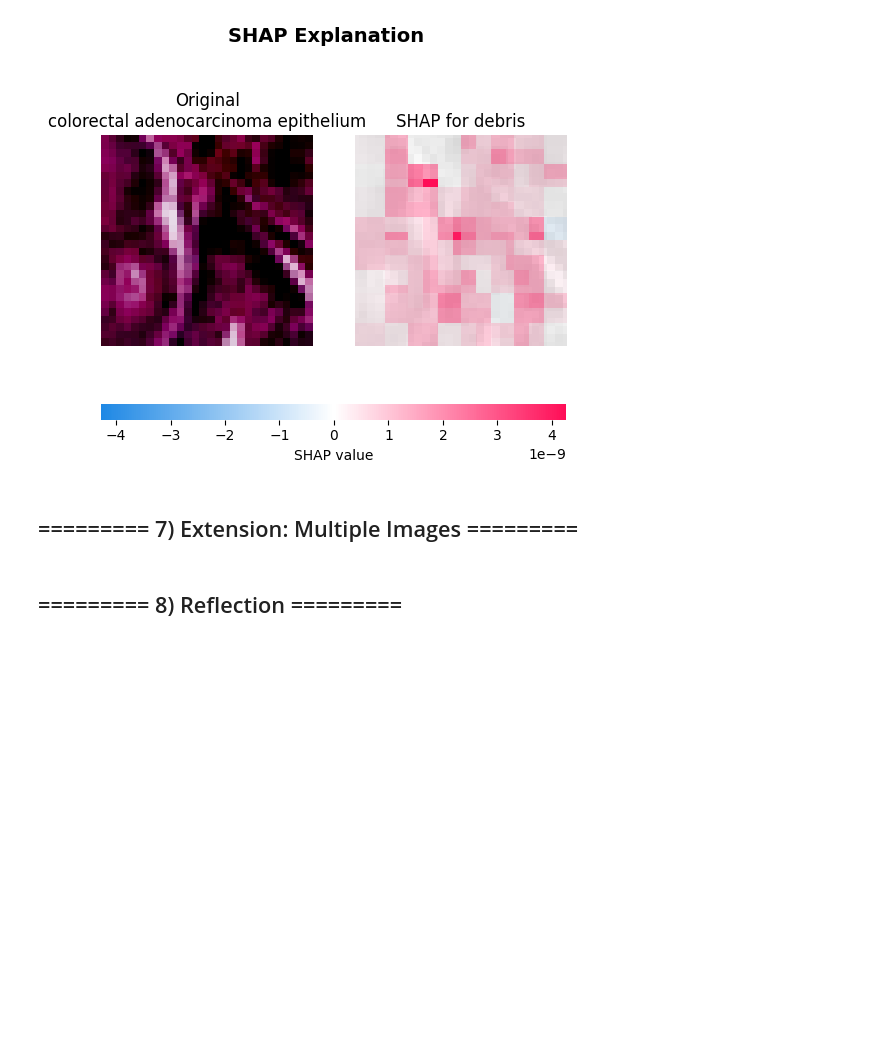
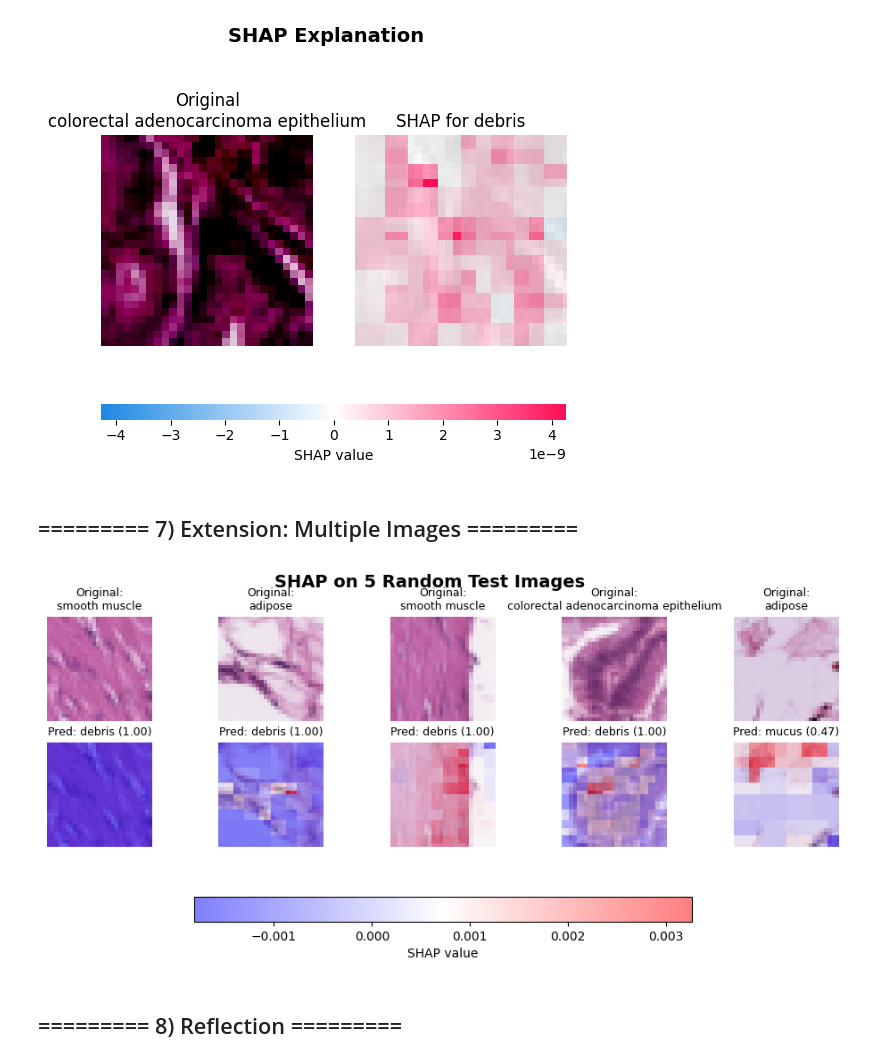
Before and after one commit to LeivaDiego/SHAP-MedMNIST, a Jupyter notebook: lab3.ipynb, the cells around one changed output. Drawn from its saved outputs; the diff is of its cells as text; code cells hidden in the pictures; blank space fills up the shorter version.

Commit message:
feat: multi visualization

```diff
--- a/lab3.ipynb
+++ b/lab3.ipynb
@@ -236,12 +236,60 @@ Clipping input data to the valid range for imshow with RGB data ([0..1] for floa
 # %% [markdown]
 ## ========= 7) Extension: Multiple Images =========
 # %%
-# TODO: Loop over 5 random test images
-# For each:
-#   - Show original image with true label
-#   - Predict with the model and show predicted label + probability
-#   - Plot SHAP heatmap for predicted class
-# HINT: Use matplotlib with 2 rows and 5 columns
+# Pick 5 random indices
+k = 5
+idxs = random.sample(range(len(test_dataset)), k)
+
+# Build a batch (N, H, W, C) and store true labels
+imgs_np = []
+true_idxs = []
+for i in idxs:
+    img_t, lbl = test_dataset[i]                 # img_t: (C,H,W), lbl: tensor/np/int
+    imgs_np.append(img_t.permute(1, 2, 0).numpy())  # -> (H,W,C)
+    true_idxs.append(int(lbl.item() if hasattr(lbl, "item") else lbl))
+
+x_batch = np.stack(imgs_np, axis=0).astype(np.float32)  # (N,H,W,C)
+
+# Predict (probs + predicted class)
+probs_batch = model_forward(x_batch)                    # (N, n_classes)
+pred_idxs = probs_batch.argmax(axis=1)
+pred_probs = probs_batch[np.arange(k), pred_idxs]
+
+# Explain with SHAP (single batch call)
+shap_values_batch = explainer(x_batch, max_evals=500)   # values: (N,H,W,C,n_outputs)
+
+# De-normalize for DISPLAY only (avoid clipping warnings)
+disp_batch = np.clip(x_batch * 0.5 + 0.5, 0, 1)  # (N,H,W,C) in [0,1]
+
+# 2 rows × k cols: top originals, bottom SHAP overlays
+fig, axes = plt.subplots(2, k, figsize=(2.4*k, 4.8))
+
+im_last = None # Keep track of the last image for colorbar
+
+for j in range(k):
+    # Top: original + true label
+    axes[0, j].imshow(disp_batch[j])
+    axes[0, j].set_title(f"Original:\n{id2label[true_idxs[j]]}", fontsize=9)
+    axes[0, j].axis("off")
+
+    # Bottom: SHAP for the predicted class (sum over channels -> 2D heatmap)
+    sv = shap_values_batch.values[j, :, :, :, pred_idxs[j]]  # (H, W, C)
+    sv2d = sv.sum(axis=-1)                                   # (H, W)
+
+    axes[1, j].imshow(disp_batch[j])
+    im_last = axes[1, j].imshow(sv2d, cmap="bwr", alpha=0.5)  # diverging: blue(-) / red(+)
+    axes[1, j].set_title(f"Pred: {id2label[pred_idxs[j]]} ({pred_probs[j]:.2f})", fontsize=9)
+    axes[1, j].axis("off")
+
+fig.suptitle("SHAP on 5 Random Test Images", fontsize=14, weight="bold")
+
+# Add a single colorbar for the SHAP values
+cbar = fig.colorbar(im_last, ax=axes.ravel().tolist(), shrink=0.6, orientation="horizontal")
+cbar.set_label("SHAP value")
+
+plt.show()
+# %% [output]
+[figure, added]
 # %% [markdown]
 ## ========= 8) Reflection =========
 # %%
```
